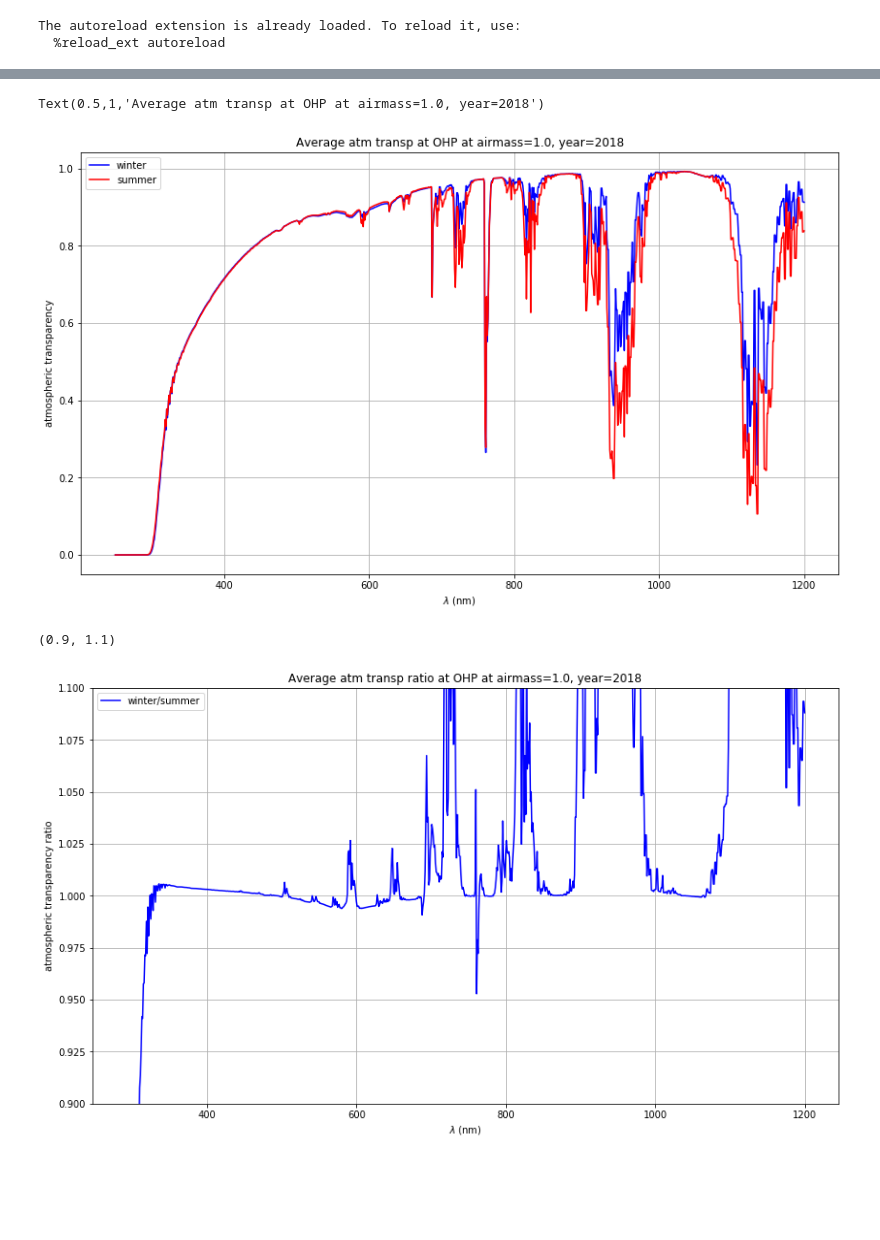
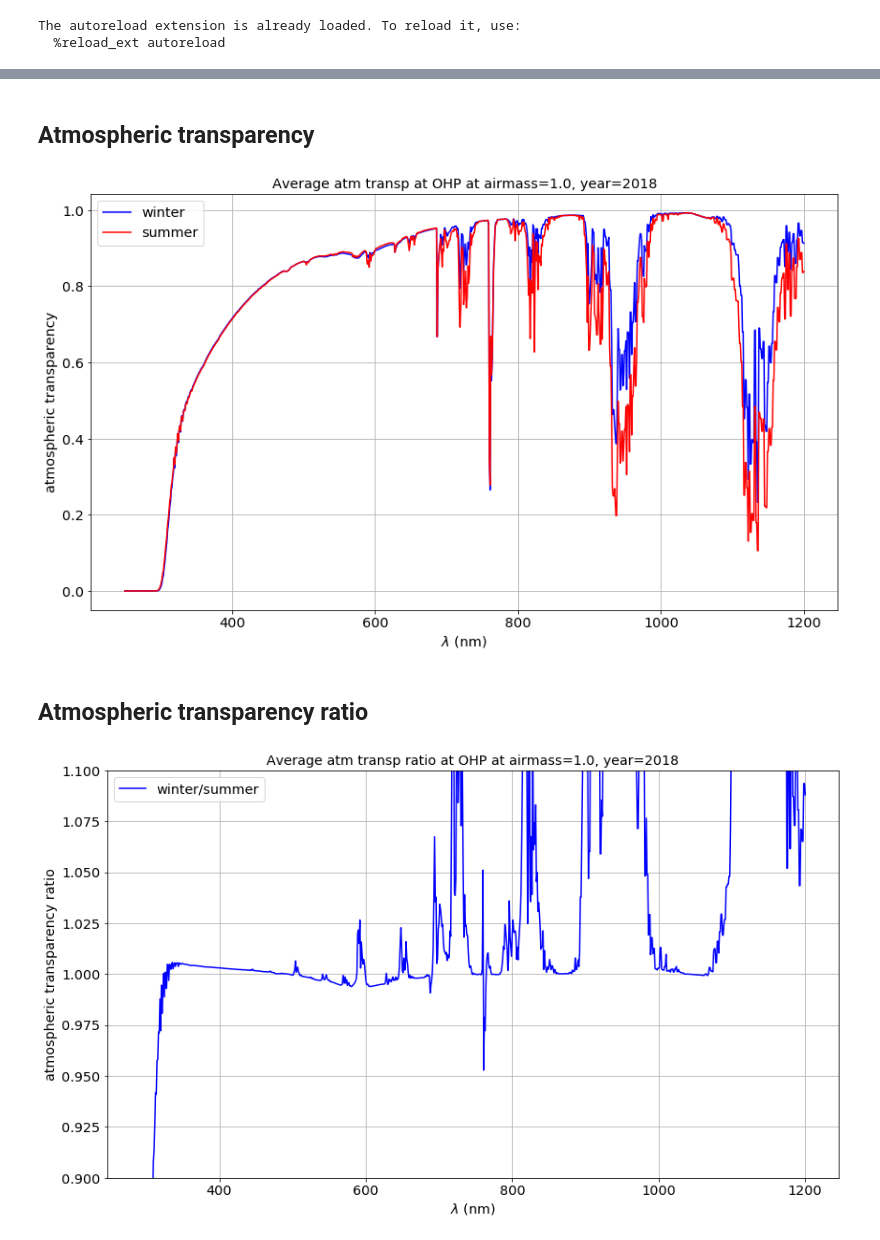
Before and after one commit to sylvielsstfr/GMAOMERRA2, a Jupyter notebook: atmtranspsim_ohp/SimulationAirTransparencyOHP2018.ipynb, the cells around one changed output, grey strips where cells are left out. Drawn from its saved outputs; the diff is of its cells as text; code cells hidden in the pictures; blank space fills up the shorter version.

```diff
--- a/atmtranspsim_ohp/SimulationAirTransparencyOHP2018.ipynb
+++ b/atmtranspsim_ohp/SimulationAirTransparencyOHP2018.ipynb
@@ -21,3 +28,12 @@ import pandas as pd
 from astropy.io import fits
 # %%
 import libsimulateTranspOHPScattAbsAer as atmsim
+# %%
+# to enlarge the sizes
+params = {'legend.fontsize': 'x-large',
+          'figure.figsize': (14, 10),
+         'axes.labelsize': 'x-large',
+         'axes.titlesize':'x-large',
+         'xtick.labelsize':'x-large',
+         'ytick.labelsize':'x-large'}
+plt.rcParams.update(params)
@@ -26 +52,3 @@ z_airmass=1.0
+# %%
+YEARSTR="2018"
 # %% [markdown]
@@ -61,8 +93,11 @@ WL=wl_s
 NB_atm_DATA=len(WL)
 # %%
 atm_s=data[:,1]
+# %% [markdown]
+## Atmospheric transparency
 # %%
-title="Average atm transp at OHP at airmass={}, year={}".format(z_airmass,"2018")
+title="Average atm transp at OHP at airmass={}, year={}".format(z_airmass,YEARSTR)
+figname="atm_transp_ohp_ws_am_{}_y_{}.png".format(np.trunc(z_airmass*10),YEARSTR)
 plt.figure(figsize=(14,8))
 plt.plot(wl_w,atm_w,'b-',label="winter")
 plt.plot(wl_s,atm_s,'r-',label="summer")
@@ -71,19 +106,22 @@ plt.ylabel("atmospheric transparency")
 plt.grid()
 plt.legend()
 plt.title(title)
+plt.savefig(figname)
 # %% [output]
-Text(0.5,1,'Average atm transp at OHP at airmass=1.0, year=2018')
-[figure, old version]
+[figure, new version]
+# %% [markdown]
+## Atmospheric transparency ratio
 # %%
-title="Average atm transp ratio at OHP at airmass={}, year={}".format(z_airmass,"2018")
+title="Average atm transp ratio at OHP at airmass={}, year={}".format(z_airmass,YEARSTR)
+figname="atm_transp_ratio_ohp_ws_am_{}_y_{}.png".format(np.trunc(z_airmass*10),YEARSTR)
 plt.figure(figsize=(14,8))
 plt.plot(wl_w,atm_w/atm_s,'b-',label="winter/summer")
 plt.xlabel("$\lambda$ (nm)")
 plt.ylabel("atmospheric transparency ratio")
 plt.grid()
 plt.legend()
 plt.title(title)
 plt.ylim(0.9,1.1)
+plt.savefig(figname)
 # %% [output]
-(0.9, 1.1)
-[figure, old version]
+[figure, new version]
```
Also changed, not shown: parts of 28 cells of this notebook.
